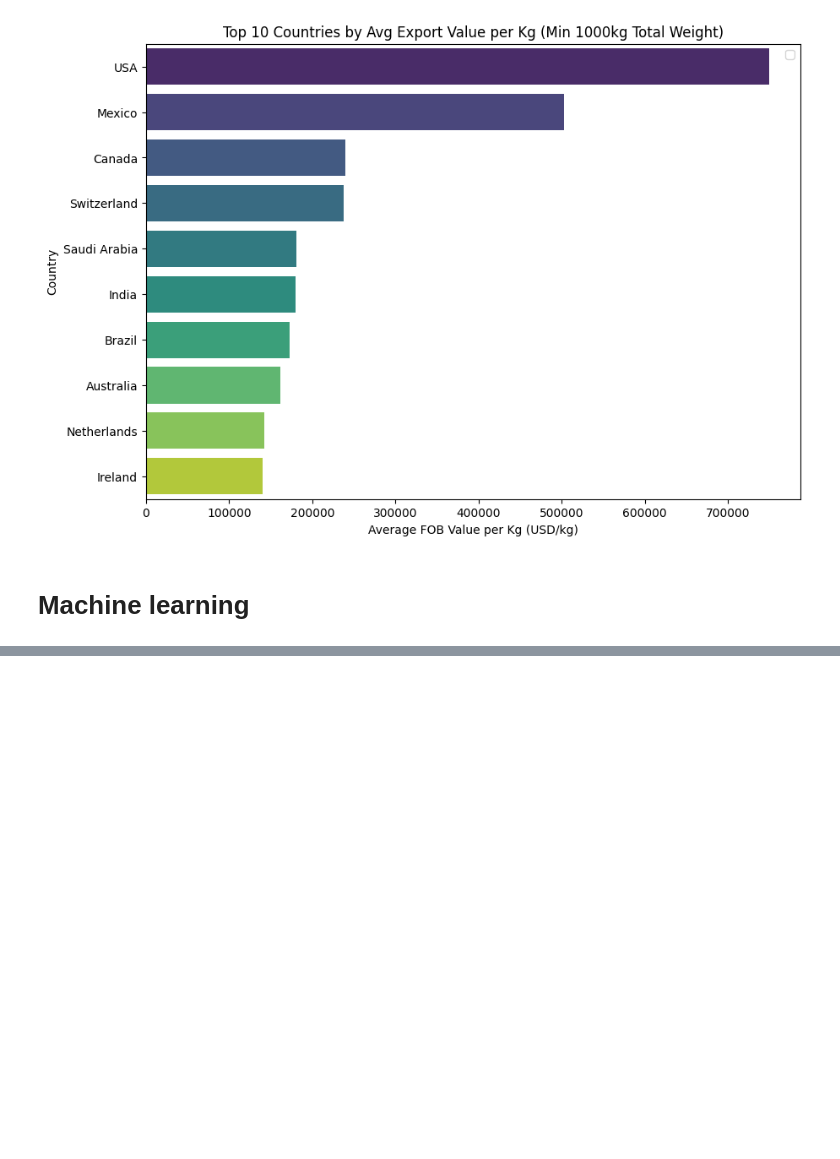
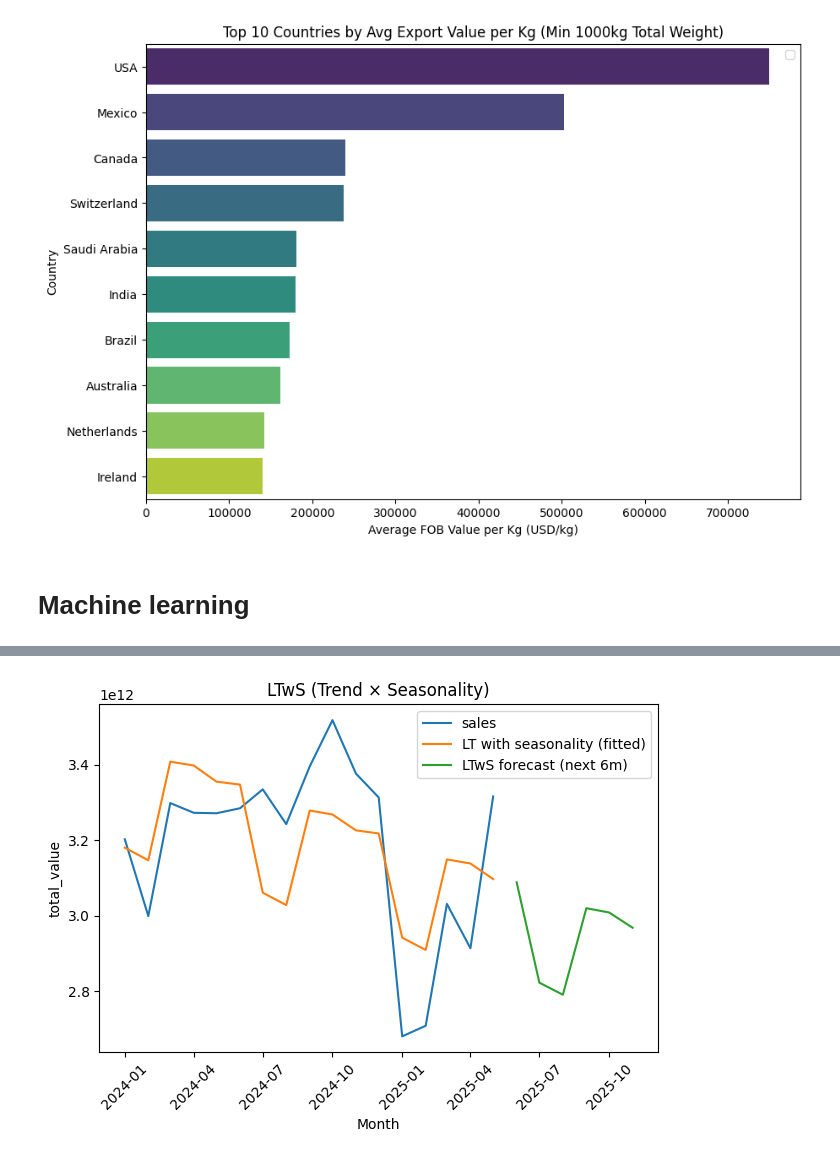
Before and after one commit to rfih/Dibimbing---DSDA, a Jupyter notebook: Final Project Data Science/Monthly.ipynb, the cells around one changed output, grey strips where cells are left out. Saved outputs shown, nothing was run; the diff lists cells and outputs as text; code cells hidden in the pictures; blank space fills up the shorter version.

```diff
--- a/Final Project Data Science/Monthly.ipynb
+++ b/Final Project Data Science/Monthly.ipynb
@@ -1427,0 +1294,12 @@ plt.show()
+# %%
+# C) Linear Trend WITH Seasonality (LTwS): show history (fitted) + future 6m
+plt.figure()
+# Use fitted LTwS where available
+plt.plot(components.index, components["Actual"], label="sales")
+plt.plot(components.index, components["LTwS_fitted"], label="LT with seasonality (fitted)")
+# Append future forecast
+plt.plot(forecast_6["ref_date"], forecast_6["Forecast_LTwS"], label="LTwS forecast (next 6m)")
+plt.title("LTwS (Trend × Seasonality)")
+plt.xlabel("Month"); plt.ylabel(value_col); plt.xticks(rotation=45); plt.legend(); plt.tight_layout(); plt.show()
+# %% [output]
+[figure, added]
```
Also changed, not shown: parts of 53 cells of this notebook.
